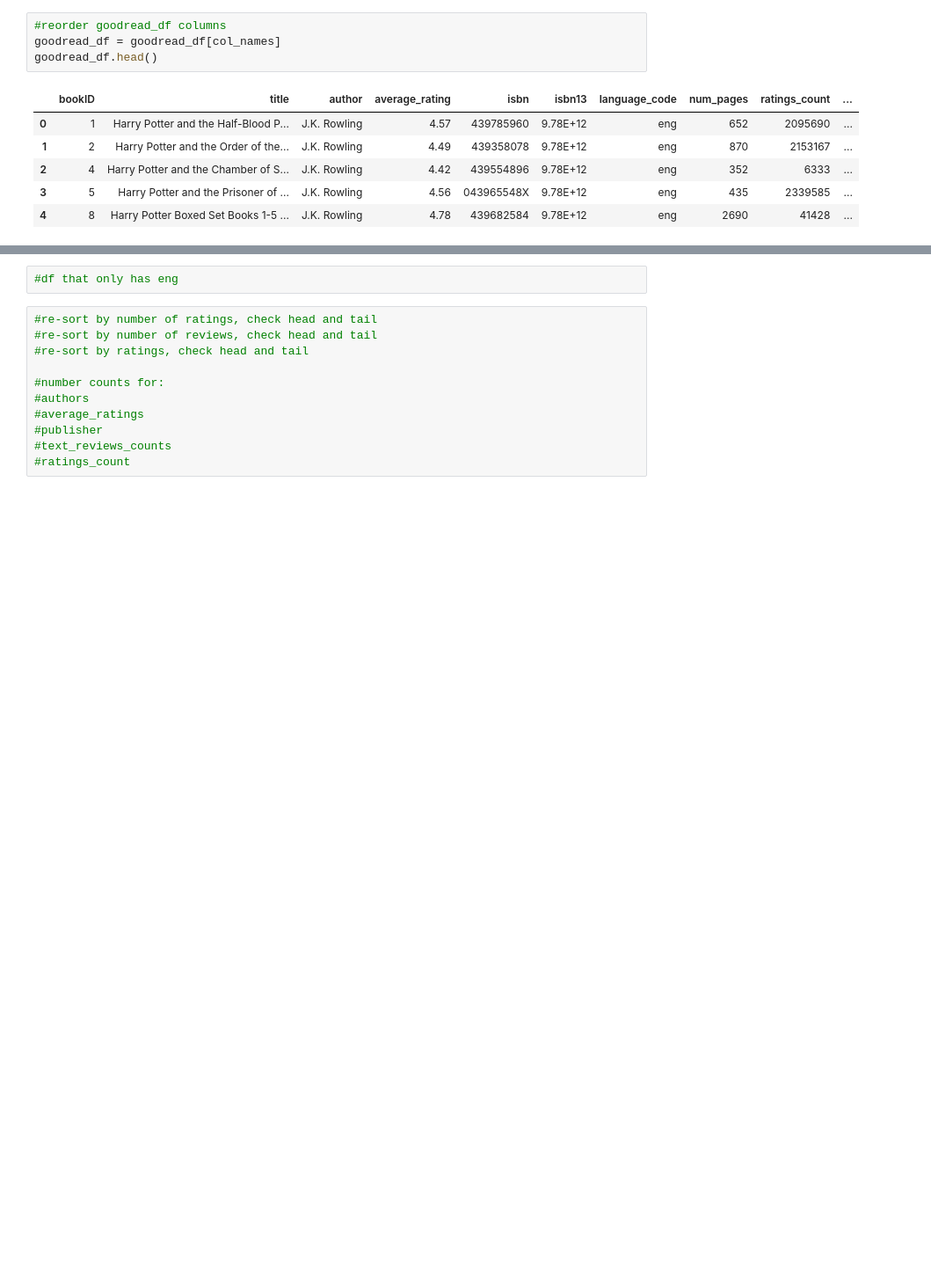
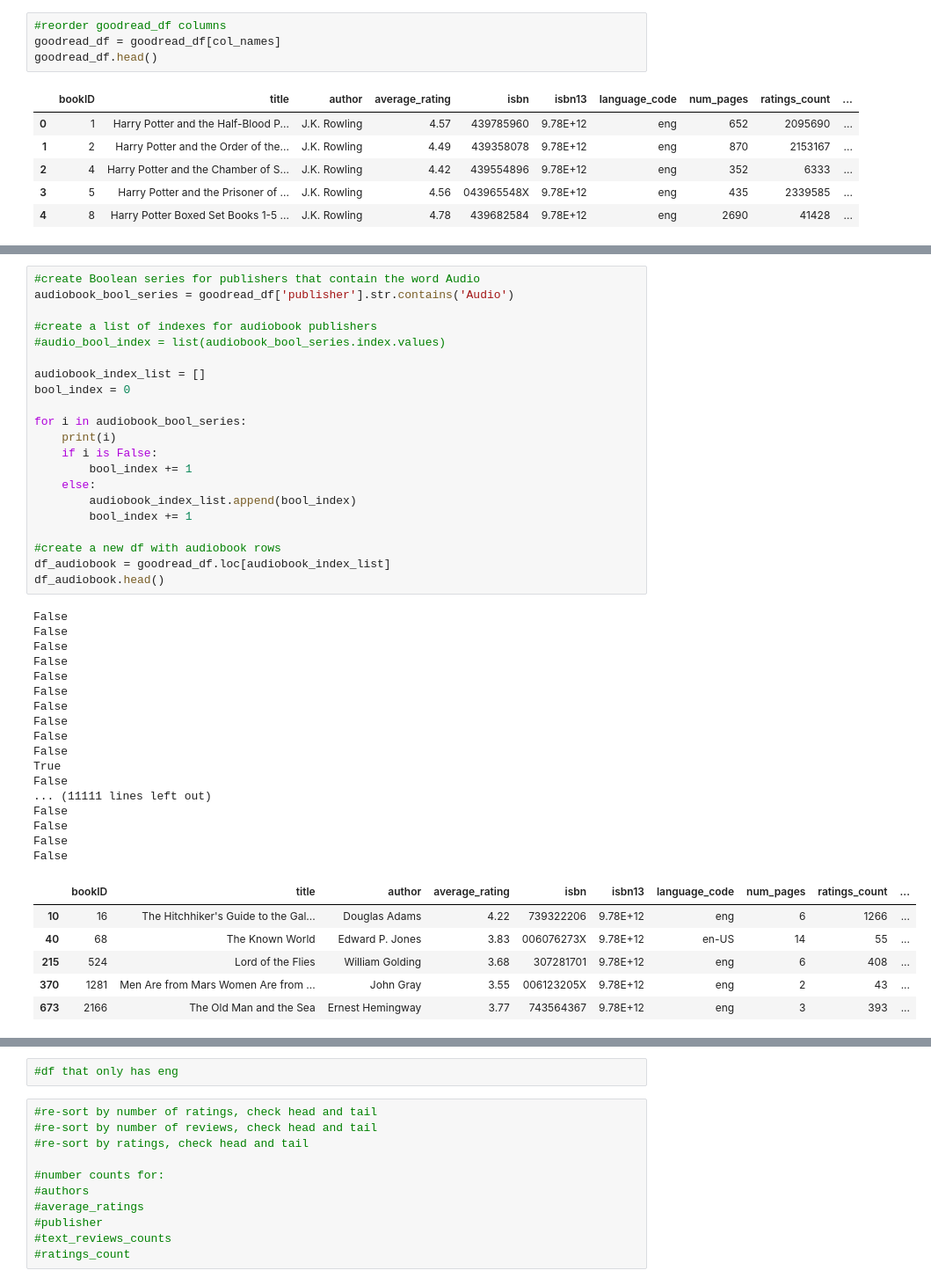
Before and after one commit to jfrankbryant/data-science-blog-post, a Jupyter notebook: DataScienceBlogPost_Books.ipynb, the cells around one changed output, grey strips where cells are left out. Shown: that part at 88% size. Drawn from its saved outputs; the diff is of its cells as text; blank space fills up the shorter version.

```diff
--- a/DataScienceBlogPost_Books.ipynb
+++ b/DataScienceBlogPost_Books.ipynb
@@ -260,0 +319,45 @@ Name: author, Length: 4219, dtype: int64
+# %%
+#create Boolean series for publishers that contain the word Audio
+audiobook_bool_series = goodread_df['publisher'].str.contains('Audio')
+
+#create a list of indexes for audiobook publishers
+#audio_bool_index = list(audiobook_bool_series.index.values)
+
+audiobook_index_list = []
+bool_index = 0
+
+for i in audiobook_bool_series:
+    print(i)
+    if i is False:
+        bool_index += 1
+    else:
+        audiobook_index_list.append(bool_index)
+        bool_index += 1
+
+#create a new df with audiobook rows
+df_audiobook = goodread_df.loc[audiobook_index_list]
+df_audiobook.head()
+# %% [output]
+False
+False
+False
+False
+False
+False
+False
+False
+False
+False
+True
+False
+... (11111 lines left out)
+False
+False
+False
+False
+|  | bookID | title | author | average_rating | isbn | isbn13 | language_code | num_pages | ratings_count | ... |
+| 10 | 16 | The Hitchhiker's Guide to the Gal... | Douglas Adams | 4.22 | 739322206 | 9.78E+12 | eng | 6 | 1266 | ... |
+| 40 | 68 | The Known World | Edward P. Jones | 3.83 | 006076273X | 9.78E+12 | en-US | 14 | 55 | ... |
+| 215 | 524 | Lord of the Flies | William Golding | 3.68 | 307281701 | 9.78E+12 | eng | 6 | 408 | ... |
+| 370 | 1281 | Men Are from Mars Women Are from ... | John Gray | 3.55 | 006123205X | 9.78E+12 | eng | 2 | 43 | ... |
+| 673 | 2166 | The Old Man and the Sea | Ernest Hemingway | 3.77 | 743564367 | 9.78E+12 | eng | 3 | 393 | ... |
```
Also changed, not shown: parts of 23 cells of this notebook.
